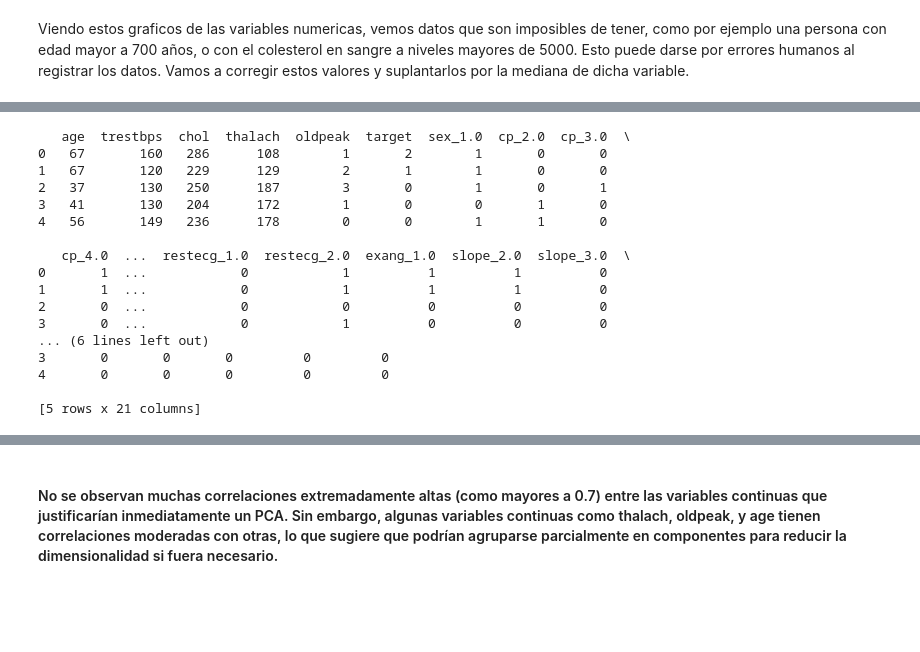
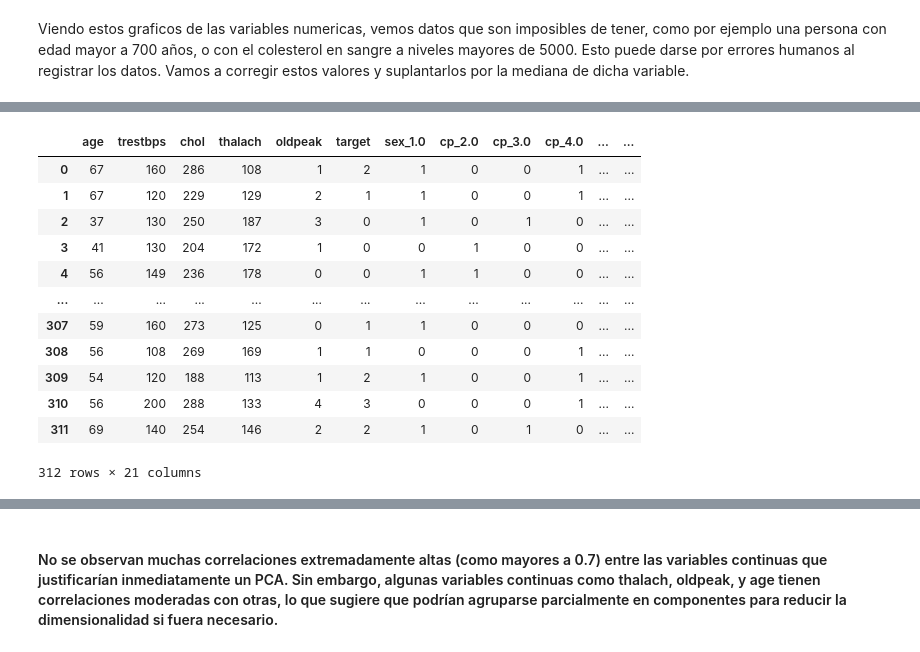
Before and after one commit to TauberF/AnalisisDeDatos, a Jupyter notebook: PROYECTO/proyecto.ipynb, the cells around one changed output, grey strips where cells are left out. Drawn from its saved outputs; the diff is of its cells as text; code cells hidden in the pictures; blank space fills up the shorter version.

```diff
--- a/PROYECTO/proyecto.ipynb
+++ b/PROYECTO/proyecto.ipynb
@@ -274,30 +255,26 @@ Passing `palette` without assigning `hue` is deprecated and will be removed in v
 # %%
 columnas_categoricas = ['sex', 'cp', 'fbs', 'restecg', 'exang', 'slope', 'ca', 'thal']
 
 # Crear dummies para las columnas categóricas
 df_dummies = pd.get_dummies(df, columns=columnas_categoricas, drop_first=True)
 
 # Forzar la conversión de True/False a 0/1
 df_dummies = df_dummies.applymap(lambda x: 1 if x is True else (0 if x is False else x))
 df_dummies = df_dummies.astype(int)
 
-print(df_dummies.head())
+df_dummies
 # %% [output]
+|  | age | trestbps | chol | thalach | oldpeak | target | sex_1.0 | cp_2.0 | cp_3.0 | cp_4.0 | ... | ... |
+| 0 | 67 | 160 | 286 | 108 | 1 | 2 | 1 | 0 | 0 | 1 | ... | ... |
+| 1 | 67 | 120 | 229 | 129 | 2 | 1 | 1 | 0 | 0 | 1 | ... | ... |
+| 2 | 37 | 130 | 250 | 187 | 3 | 0 | 1 | 0 | 1 | 0 | ... | ... |
+| 3 | 41 | 130 | 204 | 172 | 1 | 0 | 0 | 1 | 0 | 0 | ... | ... |
+| 4 | 56 | 149 | 236 | 178 | 0 | 0 | 1 | 1 | 0 | 0 | ... | ... |
+| ... | ... | ... | ... | ... | ... | ... | ... | ... | ... | ... | ... | ... |
+| 307 | 59 | 160 | 273 | 125 | 0 | 1 | 1 | 0 | 0 | 0 | ... | ... |
+| 308 | 56 | 108 | 269 | 169 | 1 | 1 | 0 | 0 | 0 | 1 | ... | ... |
+| 309 | 54 | 120 | 188 | 113 | 1 | 2 | 1 | 0 | 0 | 1 | ... | ... |
+| 310 | 56 | 200 | 288 | 133 | 4 | 3 | 0 | 0 | 0 | 1 | ... | ... |
+| 311 | 69 | 140 | 254 | 146 | 2 | 2 | 1 | 0 | 1 | 0 | ... | ... |
-   age  trestbps  chol  thalach  oldpeak  target  sex_1.0  cp_2.0  cp_3.0  \
-0   67       160   286      108        1       2        1       0       0
-1   67       120   229      129        2       1        1       0       0
-2   37       130   250      187        3       0        1       0       1
-3   41       130   204      172        1       0        0       1       0
-4   56       149   236      178        0       0        1       1       0
-
-   cp_4.0  ...  restecg_1.0  restecg_2.0  exang_1.0  slope_2.0  slope_3.0  \
-0       1  ...            0            1          1          1          0
-1       1  ...            0            1          1          1          0
-2       0  ...            0            0          0          0          0
-3       0  ...            0            1          0          0          0
-... (6 lines left out)
-3       0       0       0         0         0
-4       0       0       0         0         0
-
-[5 rows x 21 columns]
+312 rows × 21 columns
 # %%
```
Also changed, not shown: parts of 11 cells of this notebook.
